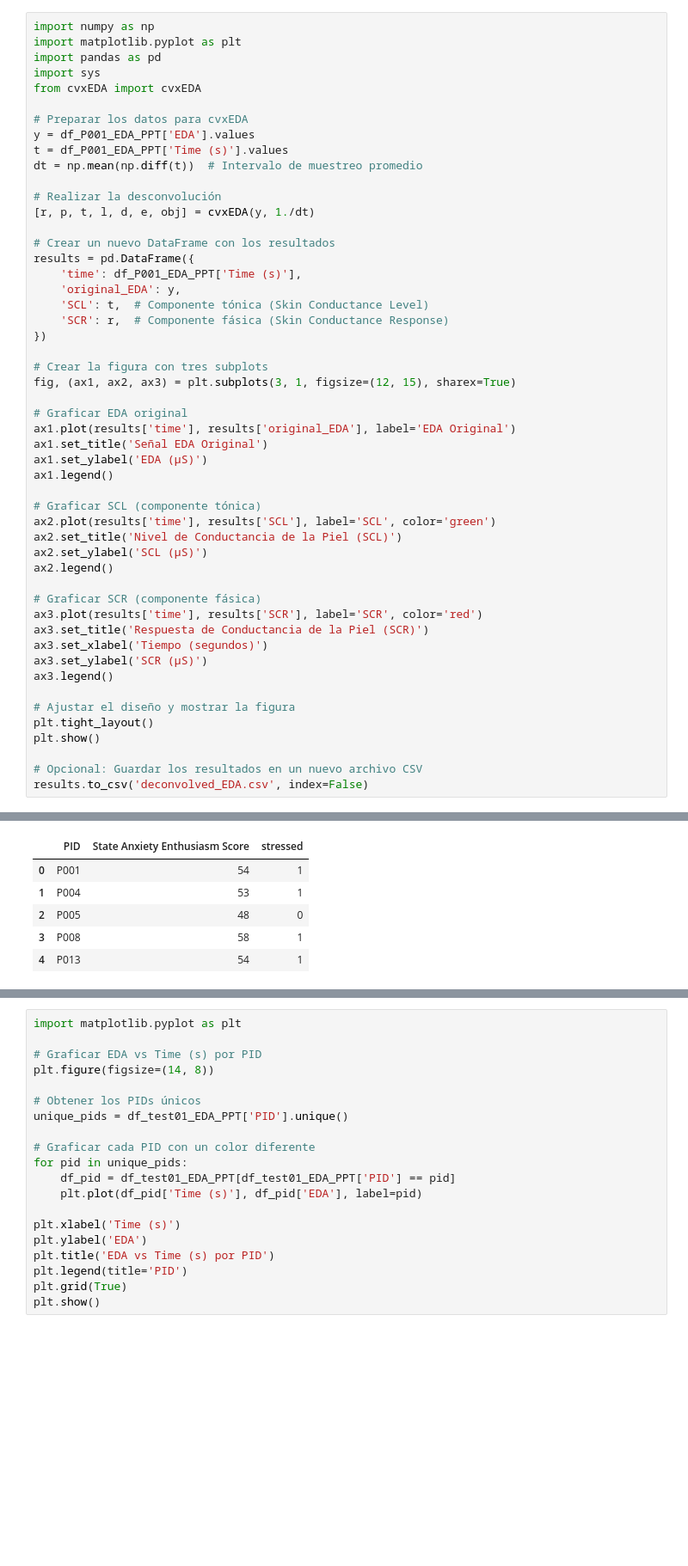
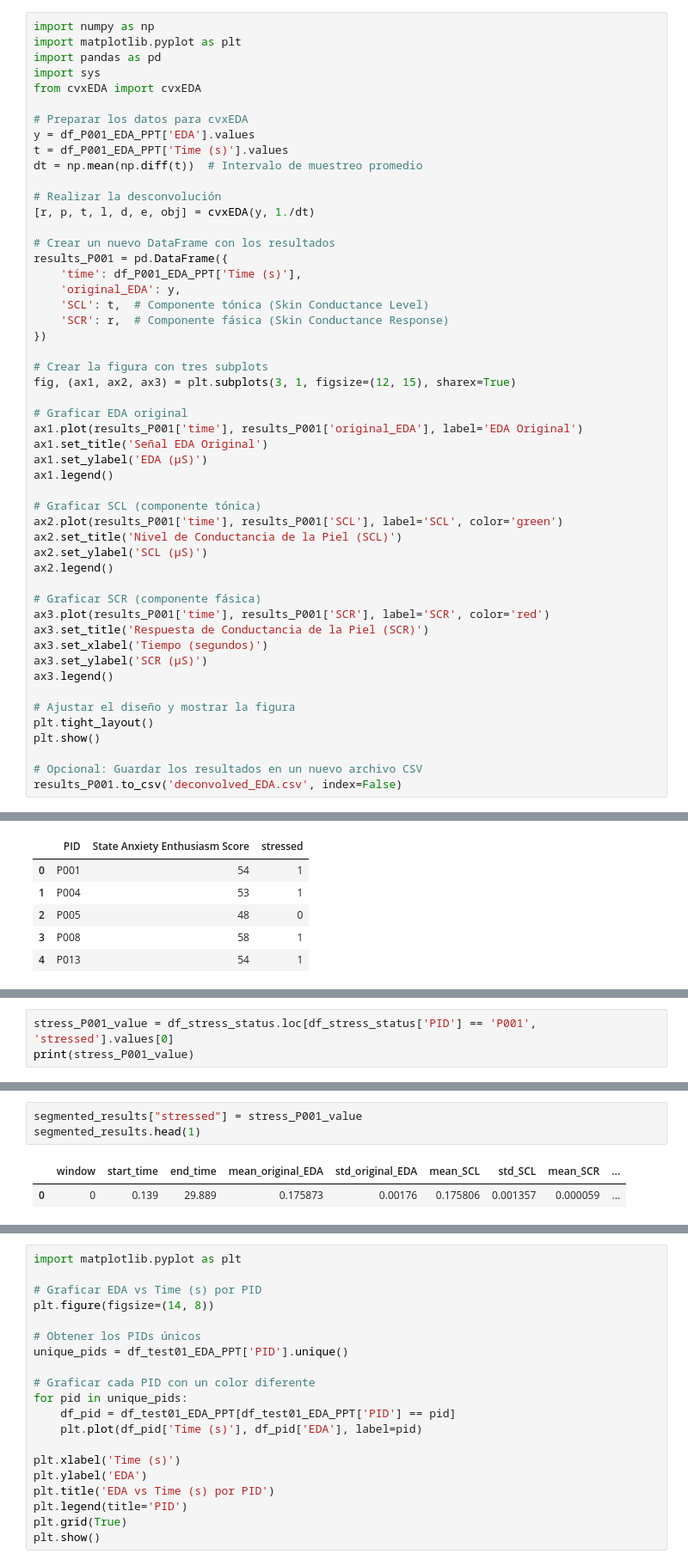
Before and after one commit to BenjaminGonzalezF/Stress-Recognition-from-Electrodermal-Activity, a Jupyter notebook: StressRecognition.ipynb, the cells around one changed output, grey strips where cells are left out. Shown: that part at 86% size. Drawn from its saved outputs; the diff is of its cells as text; blank space fills up the shorter version.

```diff
--- a/StressRecognition.ipynb
+++ b/StressRecognition.ipynb
@@ -68,7 +97,7 @@ dt = np.mean(np.diff(t))  # Intervalo de muestreo promedio
 [r, p, t, l, d, e, obj] = cvxEDA(y, 1./dt)
 
 # Crear un nuevo DataFrame con los resultados
-results = pd.DataFrame({
+results_P001 = pd.DataFrame({
     'time': df_P001_EDA_PPT['Time (s)'],
     'original_EDA': y,
     'SCL': t,  # Componente tónica (Skin Conductance Level)
@@ -79,19 +108,19 @@ results = pd.DataFrame({
 fig, (ax1, ax2, ax3) = plt.subplots(3, 1, figsize=(12, 15), sharex=True)
 
 # Graficar EDA original
-ax1.plot(results['time'], results['original_EDA'], label='EDA Original')
+ax1.plot(results_P001['time'], results_P001['original_EDA'], label='EDA Original')
 ax1.set_title('Señal EDA Original')
 ax1.set_ylabel('EDA (μS)')
 ax1.legend()
 
 # Graficar SCL (componente tónica)
-ax2.plot(results['time'], results['SCL'], label='SCL', color='green')
+ax2.plot(results_P001['time'], results_P001['SCL'], label='SCL', color='green')
 ax2.set_title('Nivel de Conductancia de la Piel (SCL)')
 ax2.set_ylabel('SCL (μS)')
 ax2.legend()
 
 # Graficar SCR (componente fásica)
-ax3.plot(results['time'], results['SCR'], label='SCR', color='red')
+ax3.plot(results_P001['time'], results_P001['SCR'], label='SCR', color='red')
 ax3.set_title('Respuesta de Conductancia de la Piel (SCR)')
 ax3.set_xlabel('Tiempo (segundos)')
 ax3.set_ylabel('SCR (μS)')
@@ -102,7 +131,7 @@ plt.tight_layout()
 plt.show()
 
 # Opcional: Guardar los resultados en un nuevo archivo CSV
-results.to_csv('deconvolved_EDA.csv', index=False)
+results_P001.to_csv('deconvolved_EDA.csv', index=False)
 # %% [output]
      pcost       dcost       gap    pres   dres
  0: -1.1763e+01 -1.1181e+01  7e+02  3e+01  6e-01
@@ -199,0 +231,3 @@ df_stress_status.head()
+# %%
+stress_P001_value = df_stress_status.loc[df_stress_status['PID'] == 'P001', 'stressed'].values[0]
+print(stress_P001_value)
@@ -234 +271,7 @@ segmented_results.head()
+# %%
+segmented_results["stressed"] = stress_P001_value
+segmented_results.head(1)
+# %% [output]
+|  | window | start_time | end_time | mean_original_EDA | std_original_EDA | mean_SCL | std_SCL | mean_SCR | ... |
+| 0 | 0 | 0.139 | 29.889 | 0.175873 | 0.00176 | 0.175806 | 0.001357 | 0.000059 | ... |
 # %% [markdown]
```
Also changed, not shown: parts of 20 cells of this notebook.
